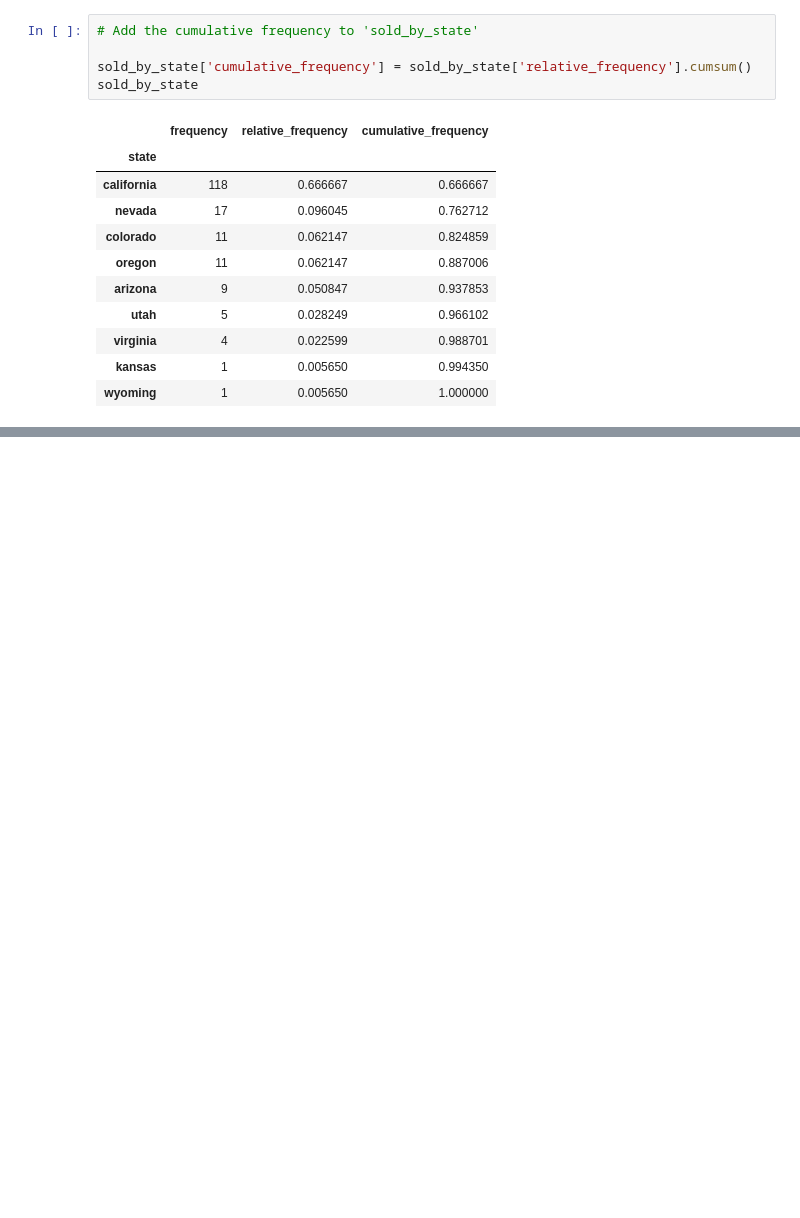
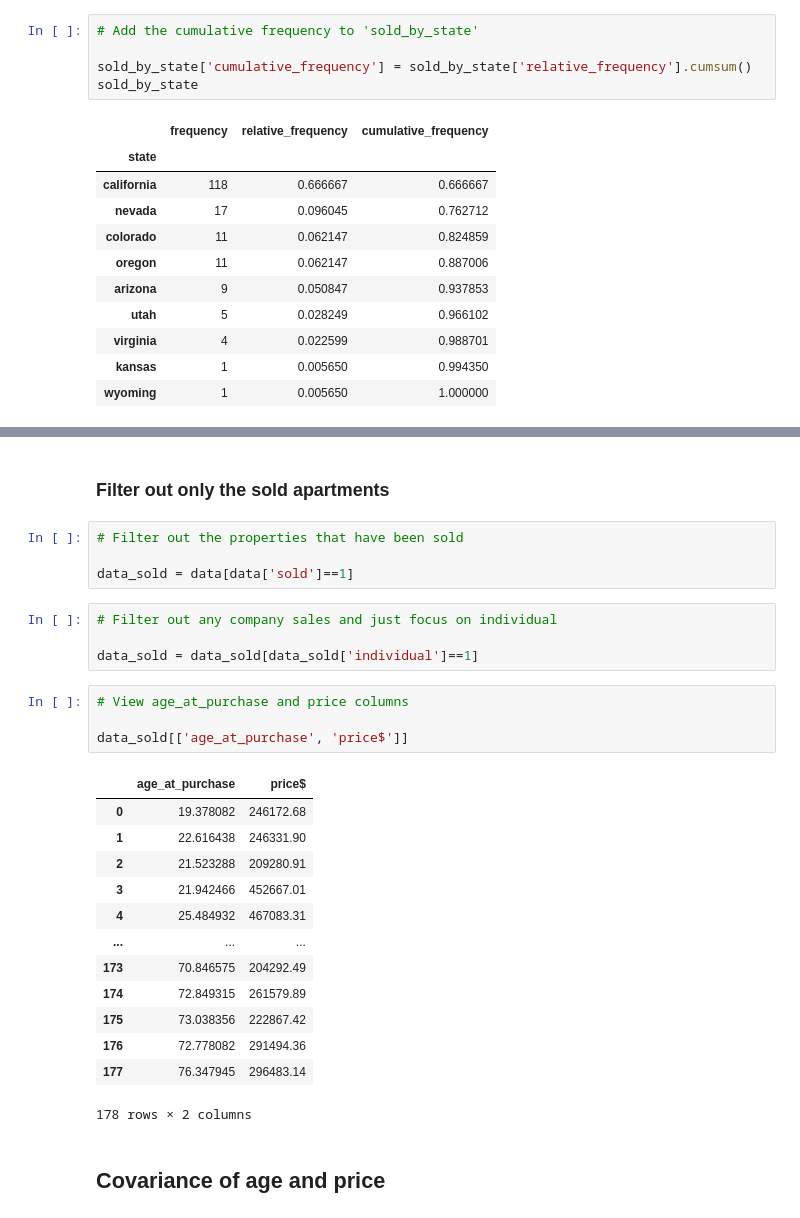
Before and after one commit to Will-Jacobs/Real-Estate-Market-Analysis, a Jupyter notebook: Real Estate Market Analysis - Preprocessing Data.ipynb, the cells around one changed output, grey strips where cells are left out. Cells and saved outputs as stored; diff of their text form; blank space fills up the shorter version.

```diff
--- a/Real Estate Market Analysis - Preprocessing Data.ipynb
+++ b/Real Estate Market Analysis - Preprocessing Data.ipynb
@@ -1201,0 +1432,30 @@ sold_by_state
+# %% [markdown]
+### Filter out only the sold apartments
+# %%
+# Filter out the properties that have been sold
+
+data_sold = data[data['sold']==1]
+# %%
+# Filter out any company sales and just focus on individual
+
+data_sold = data_sold[data_sold['individual']==1]
+# %%
+# View age_at_purchase and price columns
+
+data_sold[['age_at_purchase', 'price$']]
+# %% [output]
+|  | age_at_purchase | price$ |
+| 0 | 19.378082 | 246172.68 |
+| 1 | 22.616438 | 246331.90 |
+| 2 | 21.523288 | 209280.91 |
+| 3 | 21.942466 | 452667.01 |
+| 4 | 25.484932 | 467083.31 |
+| ... | ... | ... |
+| 173 | 70.846575 | 204292.49 |
+| 174 | 72.849315 | 261579.89 |
+| 175 | 73.038356 | 222867.42 |
+| 176 | 72.778082 | 291494.36 |
+| 177 | 76.347945 | 296483.14 |
+178 rows × 2 columns
+# %% [markdown]
+## Covariance of age and price
```
Also changed, not shown: parts of 29 cells of this notebook.
